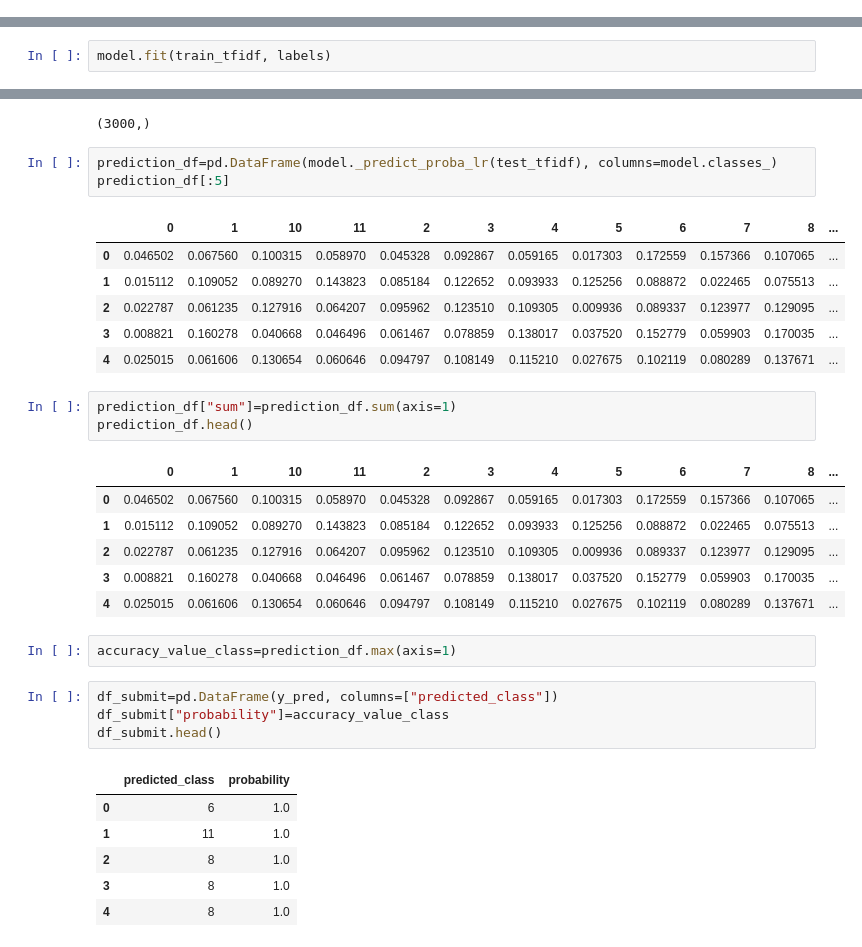
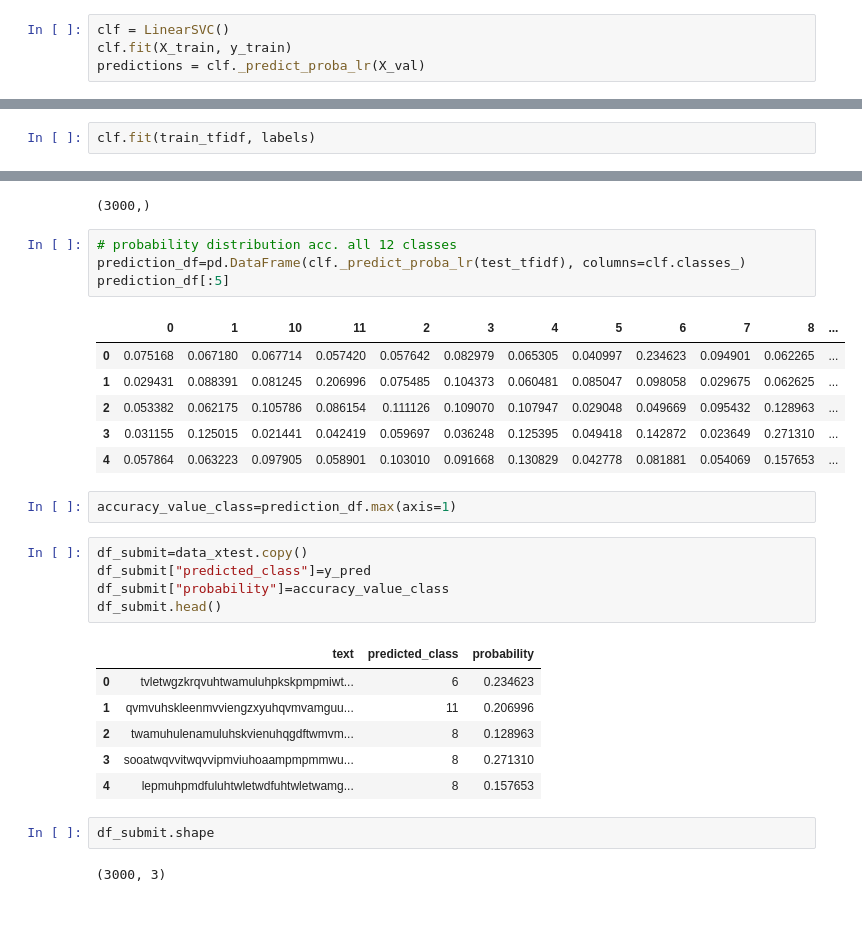
Before and after one commit to HassanSherwani/obfuscated-text-prediction, a Jupyter notebook: notebook_ML.ipynb, the cells around one changed output, grey strips where cells are left out. Cells and saved outputs as stored; diff of their text form; blank space fills up the shorter version.

Commit message:
code for ML models

```diff
--- a/notebook_ML.ipynb
+++ b/notebook_ML.ipynb
@@ -210 +231,5 @@ model1 = LinearSVC()
 X_train, X_val, y_train, y_val, indices_train, indices_val = train_test_split(train_tfidf, labels, x_train.index, test_size=0.20, random_state=0)
+# %%
+clf = LinearSVC()
+clf.fit(X_train, y_train)
+predictions = clf._predict_proba_lr(X_val)
@@ -299,5 +327,5 @@ labels.head()
 4    4
 Name: label, dtype: object
 # %%
-model.fit(train_tfidf, labels)
+clf.fit(train_tfidf, labels)
 # %% [output]
@@ -316,35 +343,31 @@ print(y_pred.shape)
 # %% [output]
 (3000,)
 # %%
-prediction_df=pd.DataFrame(model._predict_proba_lr(test_tfidf), columns=model.classes_)
+# probability distribution acc. all 12 classes
+prediction_df=pd.DataFrame(clf._predict_proba_lr(test_tfidf), columns=clf.classes_)
 prediction_df[:5]
 # %% [output]
 |  | 0 | 1 | 10 | 11 | 2 | 3 | 4 | 5 | 6 | 7 | 8 | ... |
-| 0 | 0.046502 | 0.067560 | 0.100315 | 0.058970 | 0.045328 | 0.092867 | 0.059165 | 0.017303 | 0.172559 | 0.157366 | 0.107065 | ... |
-| 1 | 0.015112 | 0.109052 | 0.089270 | 0.143823 | 0.085184 | 0.122652 | 0.093933 | 0.125256 | 0.088872 | 0.022465 | 0.075513 | ... |
-| 2 | 0.022787 | 0.061235 | 0.127916 | 0.064207 | 0.095962 | 0.123510 | 0.109305 | 0.009936 | 0.089337 | 0.123977 | 0.129095 | ... |
-| 3 | 0.008821 | 0.160278 | 0.040668 | 0.046496 | 0.061467 | 0.078859 | 0.138017 | 0.037520 | 0.152779 | 0.059903 | 0.170035 | ... |
-| 4 | 0.025015 | 0.061606 | 0.130654 | 0.060646 | 0.094797 | 0.108149 | 0.115210 | 0.027675 | 0.102119 | 0.080289 | 0.137671 | ... |
+| 0 | 0.075168 | 0.067180 | 0.067714 | 0.057420 | 0.057642 | 0.082979 | 0.065305 | 0.040997 | 0.234623 | 0.094901 | 0.062265 | ... |
+| 1 | 0.029431 | 0.088391 | 0.081245 | 0.206996 | 0.075485 | 0.104373 | 0.060481 | 0.085047 | 0.098058 | 0.029675 | 0.062625 | ... |
+| 2 | 0.053382 | 0.062175 | 0.105786 | 0.086154 | 0.111126 | 0.109070 | 0.107947 | 0.029048 | 0.049669 | 0.095432 | 0.128963 | ... |
+| 3 | 0.031155 | 0.125015 | 0.021441 | 0.042419 | 0.059697 | 0.036248 | 0.125395 | 0.049418 | 0.142872 | 0.023649 | 0.271310 | ... |
+| 4 | 0.057864 | 0.063223 | 0.097905 | 0.058901 | 0.103010 | 0.091668 | 0.130829 | 0.042778 | 0.081881 | 0.054069 | 0.157653 | ... |
-# %%
-prediction_df["sum"]=prediction_df.sum(axis=1)
-prediction_df.head()
-# %% [output]
-|  | 0 | 1 | 10 | 11 | 2 | 3 | 4 | 5 | 6 | 7 | 8 | ... |
-| 0 | 0.046502 | 0.067560 | 0.100315 | 0.058970 | 0.045328 | 0.092867 | 0.059165 | 0.017303 | 0.172559 | 0.157366 | 0.107065 | ... |
-| 1 | 0.015112 | 0.109052 | 0.089270 | 0.143823 | 0.085184 | 0.122652 | 0.093933 | 0.125256 | 0.088872 | 0.022465 | 0.075513 | ... |
-| 2 | 0.022787 | 0.061235 | 0.127916 | 0.064207 | 0.095962 | 0.123510 | 0.109305 | 0.009936 | 0.089337 | 0.123977 | 0.129095 | ... |
-| 3 | 0.008821 | 0.160278 | 0.040668 | 0.046496 | 0.061467 | 0.078859 | 0.138017 | 0.037520 | 0.152779 | 0.059903 | 0.170035 | ... |
-| 4 | 0.025015 | 0.061606 | 0.130654 | 0.060646 | 0.094797 | 0.108149 | 0.115210 | 0.027675 | 0.102119 | 0.080289 | 0.137671 | ... |
 # %%
 accuracy_value_class=prediction_df.max(axis=1)
 # %%
-df_submit=pd.DataFrame(y_pred, columns=["predicted_class"])
+df_submit=data_xtest.copy()
+df_submit["predicted_class"]=y_pred
 df_submit["probability"]=accuracy_value_class
 df_submit.head()
 # %% [output]
-|  | predicted_class | probability |
-| 0 | 6 | 1.0 |
-| 1 | 11 | 1.0 |
-| 2 | 8 | 1.0 |
-| 3 | 8 | 1.0 |
-| 4 | 8 | 1.0 |
+|  | text | predicted_class | probability |
+| 0 | tvletwgzkrqvuhtwamuluhpkskpmpmiwt... | 6 | 0.234623 |
+| 1 | qvmvuhskleenmvviengzxyuhqvmvamguu... | 11 | 0.206996 |
+| 2 | twamuhulenamuluhskvienuhqgdftwmvm... | 8 | 0.128963 |
+| 3 | sooatwqvvitwqvvipmviuhoaampmpmmwu... | 8 | 0.271310 |
+| 4 | lepmuhpmdfuluhtwletwdfuhtwletwamg... | 8 | 0.157653 |
+# %%
+df_submit.shape
+# %% [output]
+(3000, 3)
```
Also changed, not shown: parts of 25 cells of this notebook.
